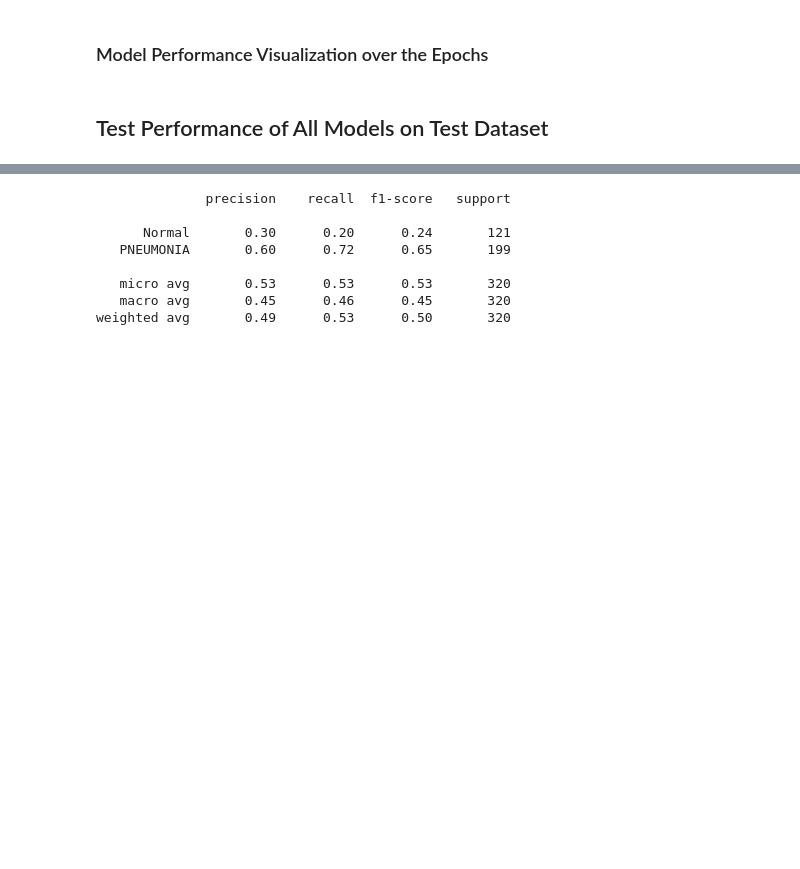
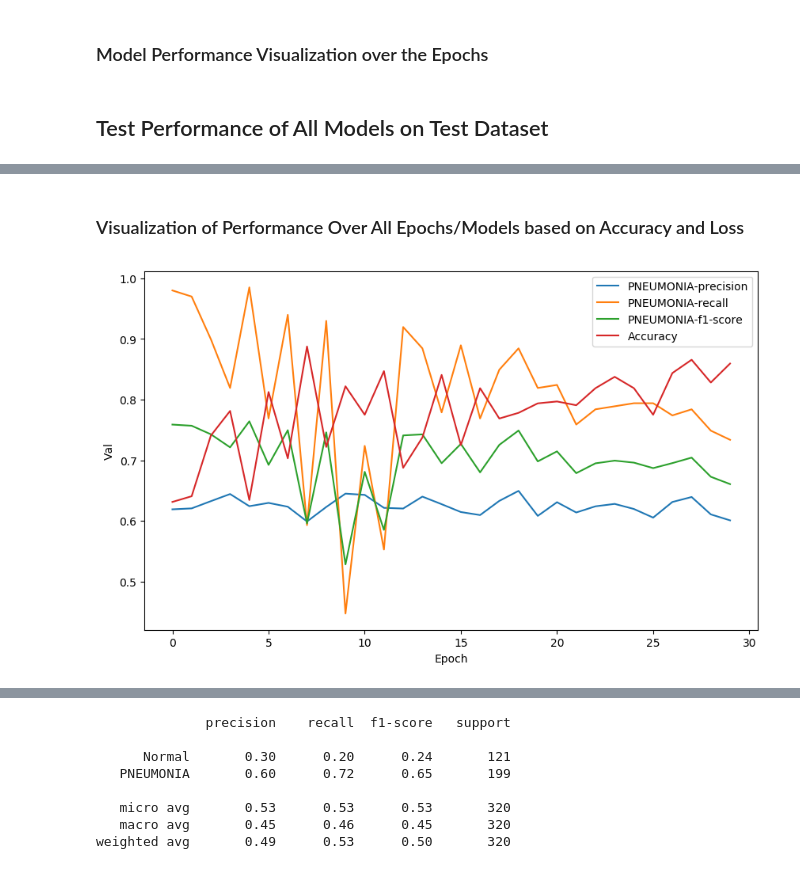
Before and after one commit to anjanatiha/Pneumonia-Detection-from-Chest-X-Ray-Images-with-Deep-Learning, a Jupyter notebook: code/Detection of Pneumonia from Chest X-Ray Images Modulerized.ipynb, the cells around one changed output, grey strips where cells are left out. Saved outputs shown, nothing was run; the diff lists cells and outputs as text; code cells hidden in the pictures; blank space fills up the shorter version.

```diff
--- a/code/Detection of Pneumonia from Chest X-Ray Images Modulerized.ipynb
+++ b/code/Detection of Pneumonia from Chest X-Ray Images Modulerized.ipynb
@@ -1110,0 +1278,2 @@ plot_history(history, plot_val, title, xlabel, ylabel, fig_size=fig_size, title_
+# %% [markdown]
+### Visualization of  Performance Over All Epochs/Models based on Accuracy and Loss
@@ -1110,0 +1366,27 @@ plot_history(history, plot_val, title, xlabel, ylabel, fig_size=fig_size, title_
+# %%
+skip_index = [1,2,7,8,10,11]
+plot_index = [3,4,5, 15]
+# %%
+figsize_col = 10
+figsize_row = 6
+
+facecolor='w'
+edgecolor='k'
+
+titlesize = 'small'
+# %%
+fig, axs = plt.subplots(figsize=(figsize_col, figsize_row), dpi=dpi, facecolor=facecolor, edgecolor=edgecolor)
+plt.rcParams.update({'axes.titlesize': titlesize})
+
+length=len(metric_array_list)
+num_epochs=len(results2)
+x = np.arange(num_epochs)
+for i in range(length):
+    if i in plot_index:
+        plt.plot(x, metric_array_list[i], label=metric_array_names[i])
+plt.xlabel("Epoch")
+plt.ylabel("Val")
+plt.legend()
+plt.show()
+# %% [output]
+[figure, added]
```
Also changed, not shown: parts of 11 cells of this notebook.
